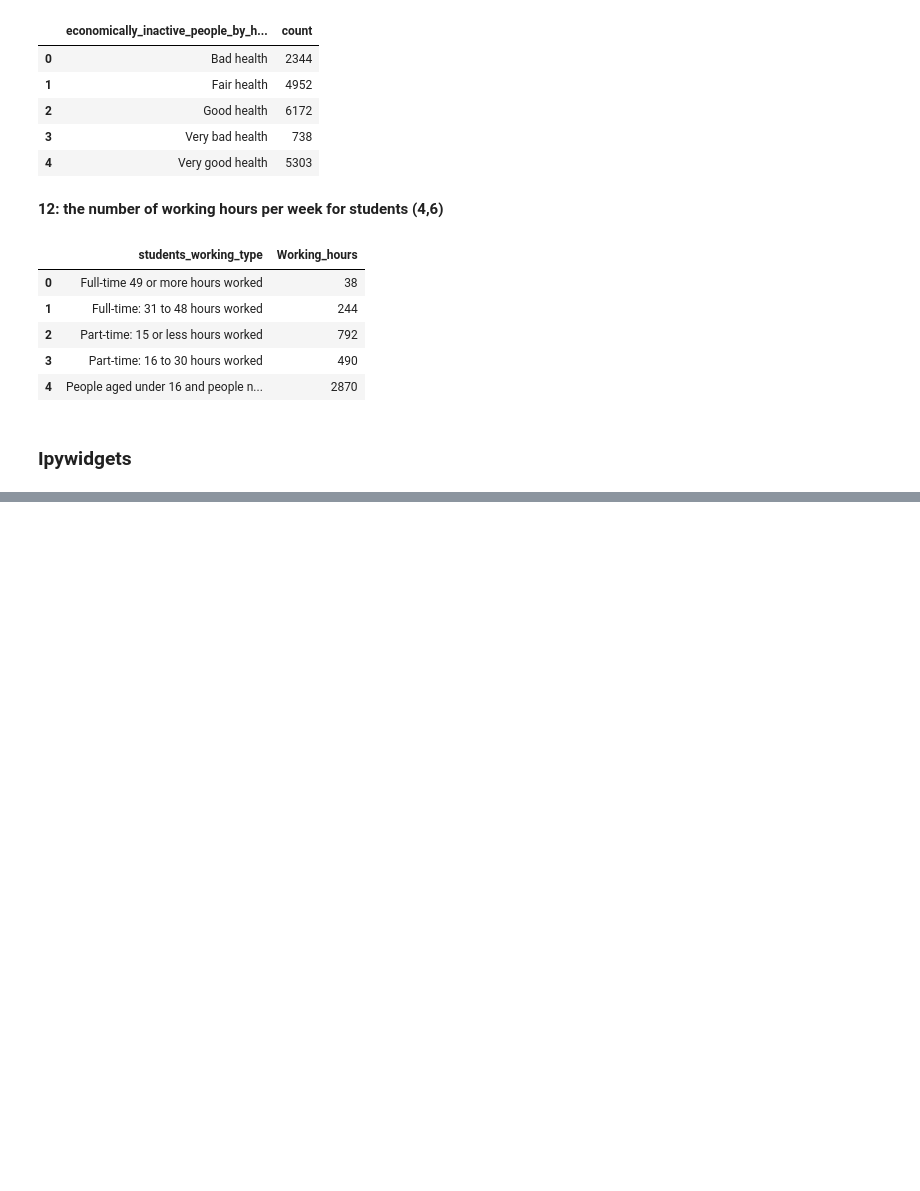
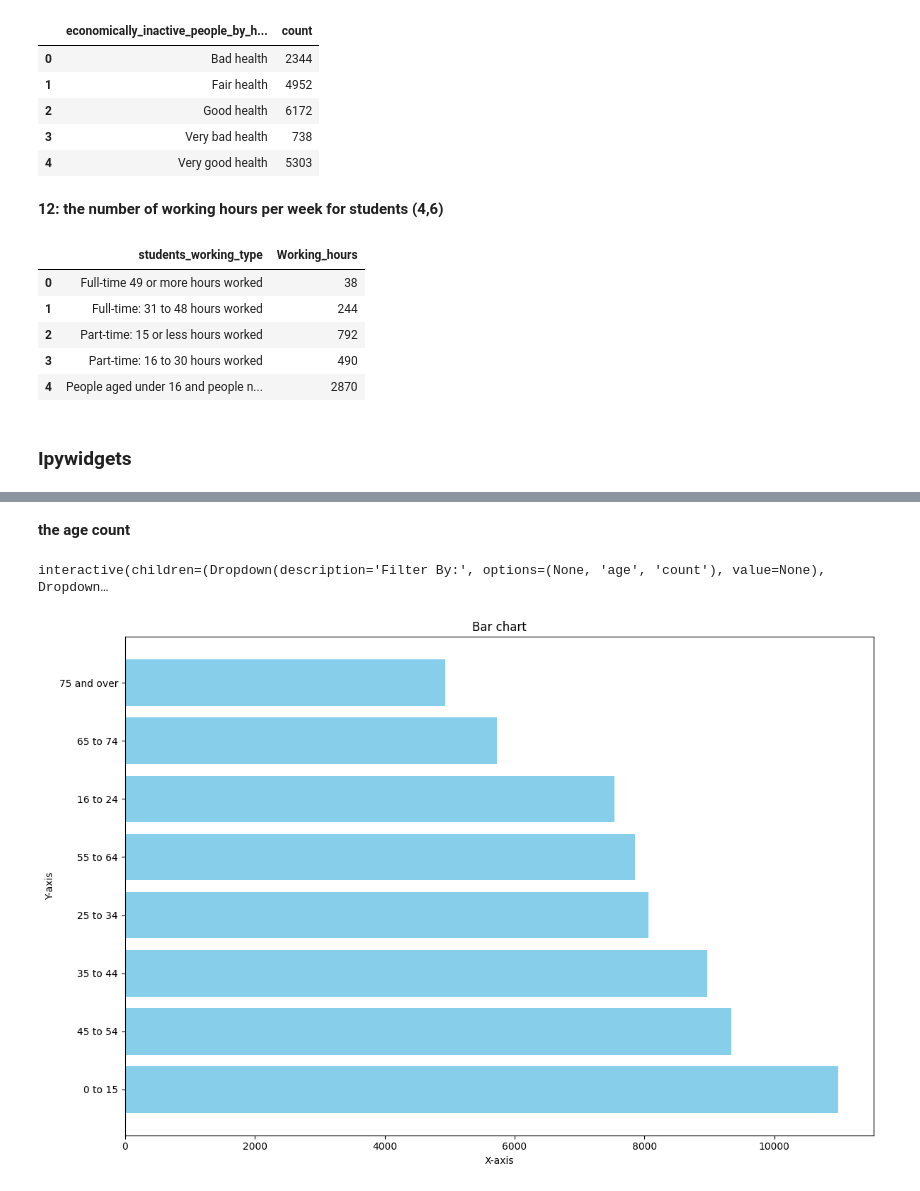
Before and after one commit to Weltschmerz7/CS5002_P3, a Jupyter notebook: notebooks/CS5002_P3_200013825.ipynb, the cells around one changed output, grey strips where cells are left out. Saved outputs shown, nothing was run; the diff lists cells and outputs as text; code cells hidden in the pictures; blank space fills up the shorter version.

```diff
--- a/notebooks/CS5002_P3_200013825.ipynb
+++ b/notebooks/CS5002_P3_200013825.ipynb
@@ -379,0 +383,7 @@ ValueError: The truth value of a Index is ambiguous. Use a.empty, a.bool(), a.it
+# %% [markdown]
+**the age count**
+# %%
+get_widge(results_df_4, x_col='age', y_col = 'count')
+# %% [output]
+interactive(children=(Dropdown(description='Filter By:', options=(None, 'age', 'count'), value=None), Dropdown…
+[figure, added]
```
Also changed, not shown: parts of 5 cells of this notebook, 2 other files.
